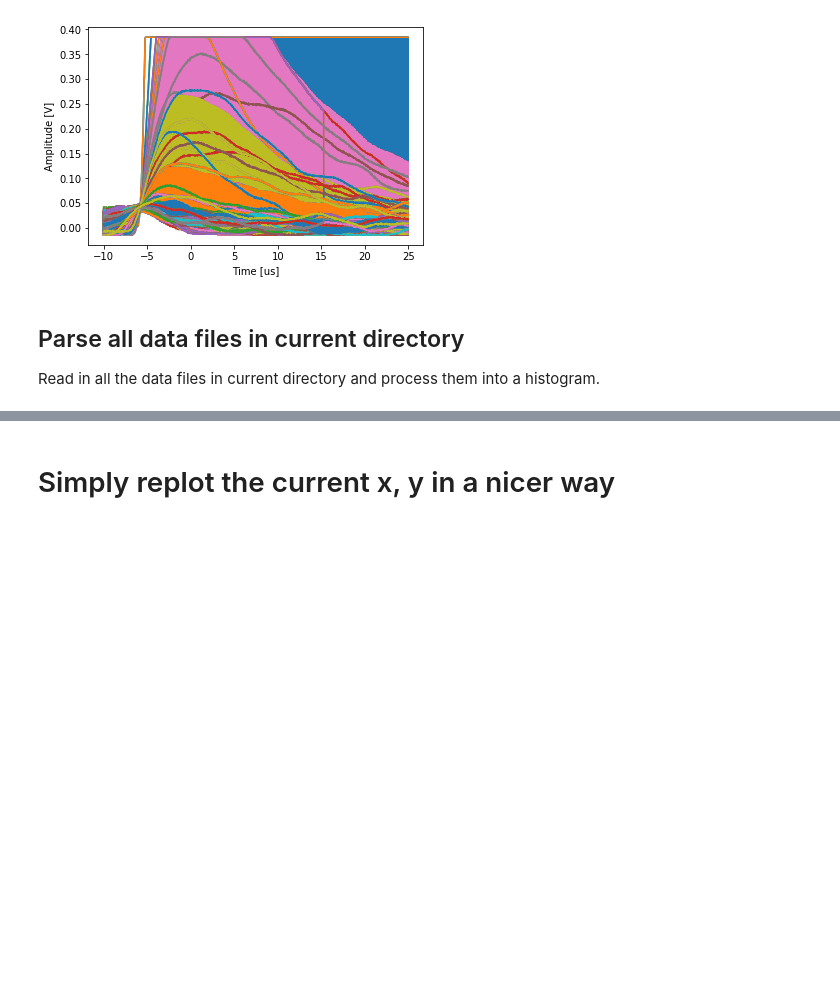
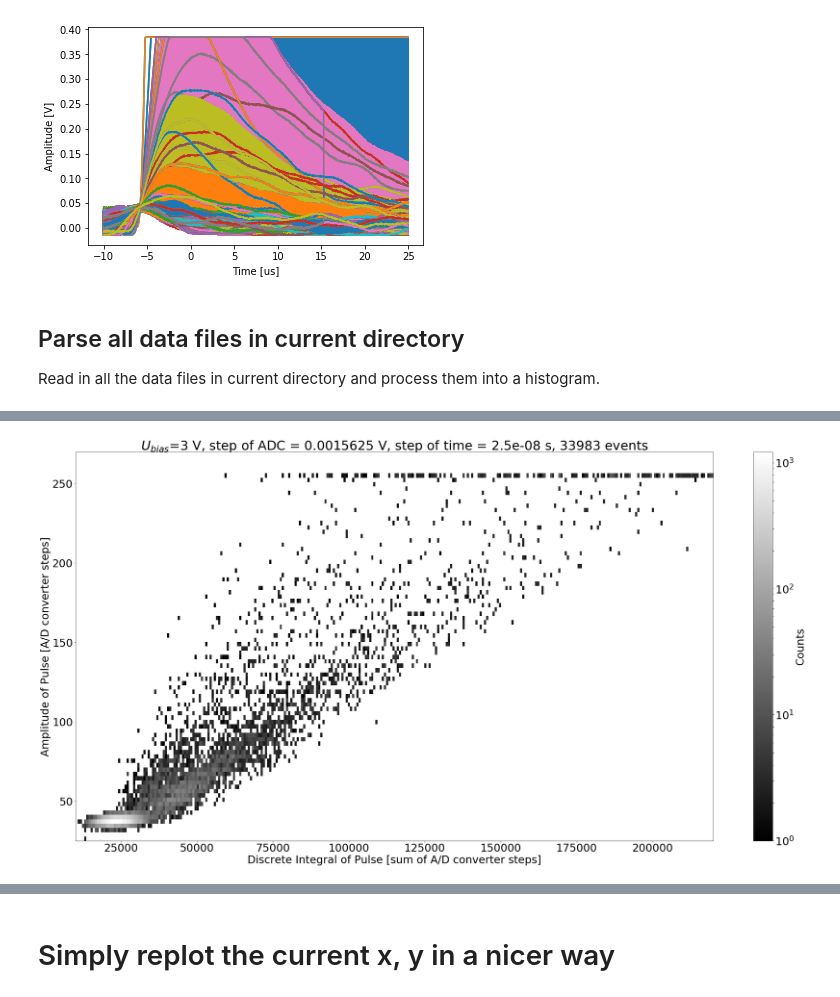
Before and after one commit to ODZ-UJF-AV-CR/Paper---Characterisation-of-mixed-radiation-field-by-PIN-diode-detector-on-board-aircraft, a Jupyter notebook: osciloskop-hystogram.ipynb, the cells around one changed output, grey strips where cells are left out. Cells and saved outputs as stored; diff of their text form; code cells hidden in the pictures; blank space fills up the shorter version.

```diff
--- a/osciloskop-hystogram.ipynb
+++ b/osciloskop-hystogram.ipynb
@@ -193,0 +173,82 @@ Text(0,0.5,'Amplitude of Pulse [step of A/D converter]')
+# %%
+%matplotlib inline
+
+import matplotlib.pyplot as plt
+import sys
+import os
+import time
+import h5py
+import numpy as np
+import glob
+import matplotlib
+
+plt.figure(figsize=(20,10))
+
+x = []
+y = []
+z = []
+all_frames = 0
+xinc = 0
+yinc = 0
+
+
+def ProcessData(noise):
+        global all_frames
+        global xinc
+        global yinc
+        #print('List of arrays in this file: \n', hf.keys())
+        xinc = np.array(hf.get('XINC'))
+        yinc = np.array(hf.get('YINC'))
+        yorigin = np.array(hf.get('YORIGIN'))
+        xorigin = np.array(hf.get('XORIGIN'))
+        trig = np.array(hf.get('TRIG'))
+        capturing = np.array(hf.get('CAPTURING'))
+
+        frames = np.array(hf.get('FRAMES'))
+        all_frames = all_frames + frames
+        #print 'XINC:', xinc, ' YINC:', yinc, ' FRAMES:', frames, ' XORIGIN:', xorigin, ' YORIGIN:', yorigin, ' TRIG:', trig
+        print 'CAPTURING:', capturing
+
+        for n in range(1,frames+1):
+            data = hf.get(str(n))
+            #np_data = np.array(data)
+            np_data = np.array(data)
+            #np_data += *np.array(hf.get('YORIGIN'))
+            #np_data = np.array(hf.get('YINC'))*np_data
+            #plt.plot(np_data)
+            #print np_data
+            maximum = 0
+            minimum = 255
+            suma = 0
+            for i in range(1400):
+                if np_data[i] > maximum:
+                    maximum = np_data[i]
+                if np_data[i] < minimum:
+                    minimum = np_data[i]
+                suma = suma + np_data[i]
+            if ((maximum < 256)and(maximum > noise)):
+                x.append(maximum)
+                #y.append(suma/maximum)
+                y.append(suma)
+                z.append((maximum))
+
+for d in ['FL390']:
+    for f in glob.iglob('./data/'+ d + '/data*.h5'): # generator, search immediate subdirectories
+        print '  ', f,
+        try:
+            with h5py.File(f,'r') as hf:
+                    ProcessData(0)
+        except:
+            pass
+
+matplotlib.rcParams.update({'font.size': 30})
+plt.figure(figsize=(40,20))
+plt.tight_layout()
+
+ble = plt.hist2d(y, x, bins=(300,90), range= [[10000, 220000], [25,270]], norm=matplotlib.colors.LogNorm(), cmap=plt.cm.gray)
+plt.xlabel('Discrete Integral of Pulse [sum of A/D converter steps]')
+plt.ylabel('Amplitude of Pulse [A/D converter steps]')
+plt.title(r'$U_{bias}$=3 V, step of ADC = ' + str(yinc) + ' V, step of time = ' + str(xinc) + ' s, '+ str(all_frames) + ' events')
+cb = plt.colorbar()
+cb.set_label('Counts')
+# %% [output]
@@ -193,0 +273 @@ Text(0,0.5,'Amplitude of Pulse [step of A/D converter]')
+[figure, added]
```
Also changed, not shown: parts of 8 cells of this notebook, 2 other files.
